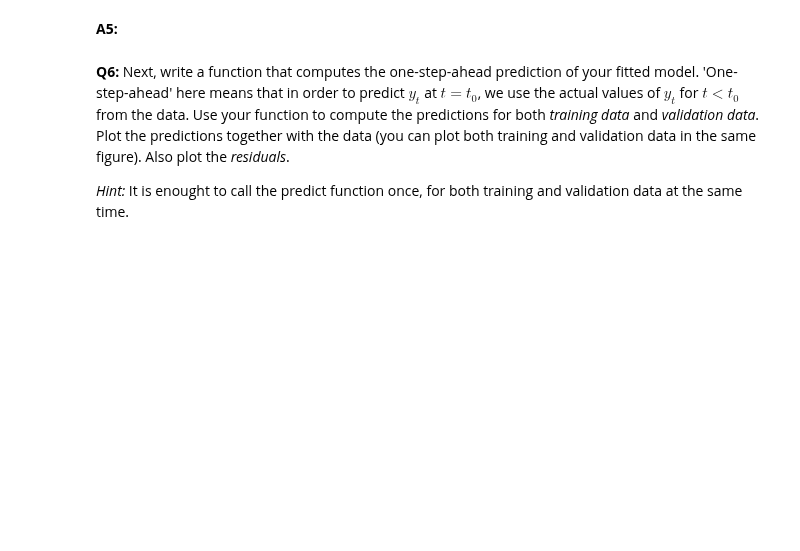
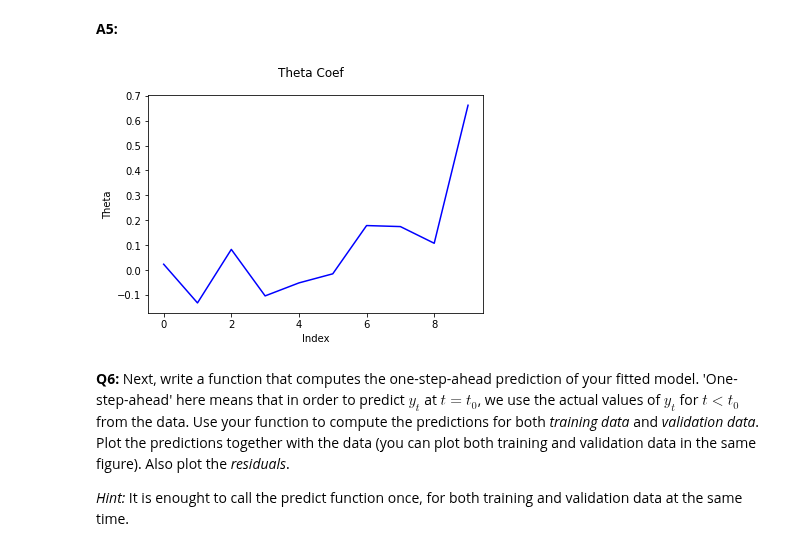
Before and after one commit to amannayak/Time-Series-and-Sequence-Analysis, a Jupyter notebook: Task1/tssl_lab1.ipynb, the cells around one changed output. Drawn from its saved outputs; the diff is of its cells as text; code cells hidden in the pictures; blank space fills up the shorter version.

```diff
--- a/Task1/tssl_lab1.ipynb
+++ b/Task1/tssl_lab1.ipynb
@@ -164,7 +164,14 @@ def fit_ar(y, p):
 # %%
 #Calculating theta_hat from training data
 #set p = 10 as AR(10) model and detrained train data as training data
 theta_hat = fit_ar( y = trainDataY , p = 10 )
+plt.plot(range(len(theta_hat)), theta_hat, color='blue')
+plt.ylabel("Theta")
+plt.xlabel("Index")
+plt.suptitle("Theta Coef")
+plt.show()
+# %% [output]
+[figure, added]
 # %% [markdown]
 **Q6:** Next, write a function that computes the one-step-ahead prediction of your fitted model. 'One-step-ahead' here means that in order to predict $y_t$ at $t=t_0$, we use the actual values of $y_t$ for $t<t_0$ from the data. Use your function to compute the predictions for both *training data* and *validation data*. Plot the predictions together with the data (you can plot both training and validation data in the same figure). Also plot the *residuals*.
 
```
Also changed, not shown: parts of 15 cells of this notebook.
